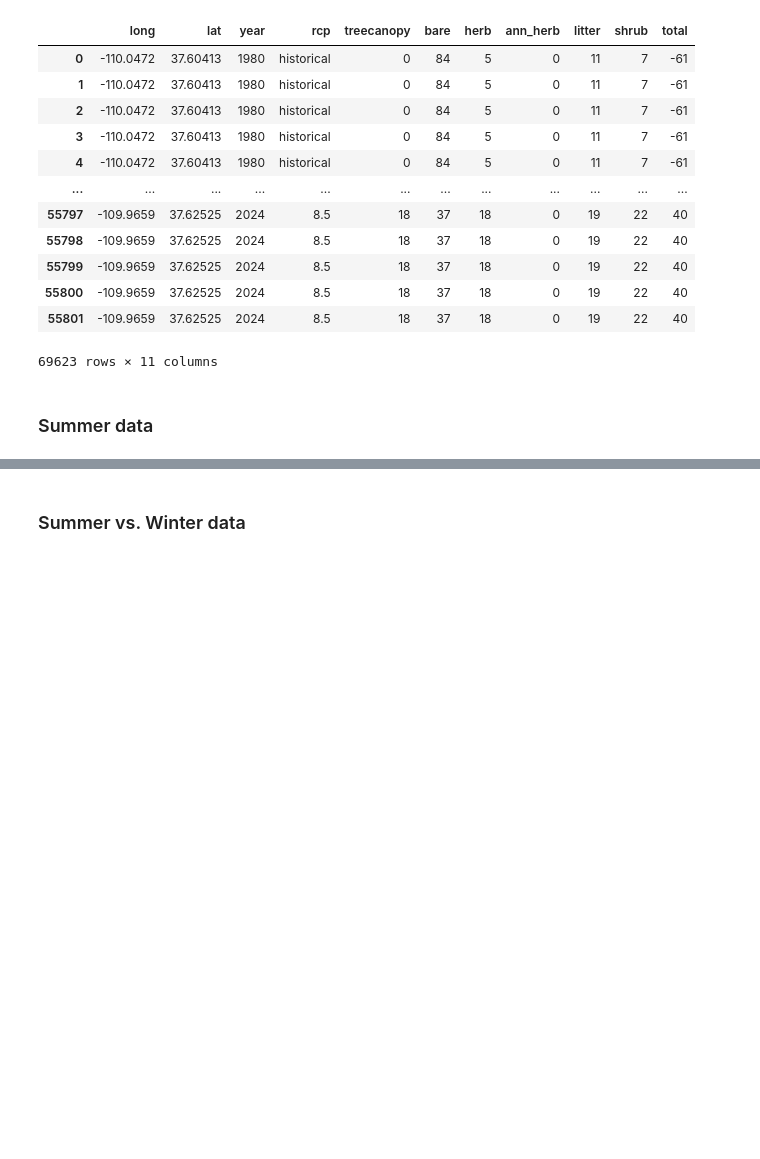
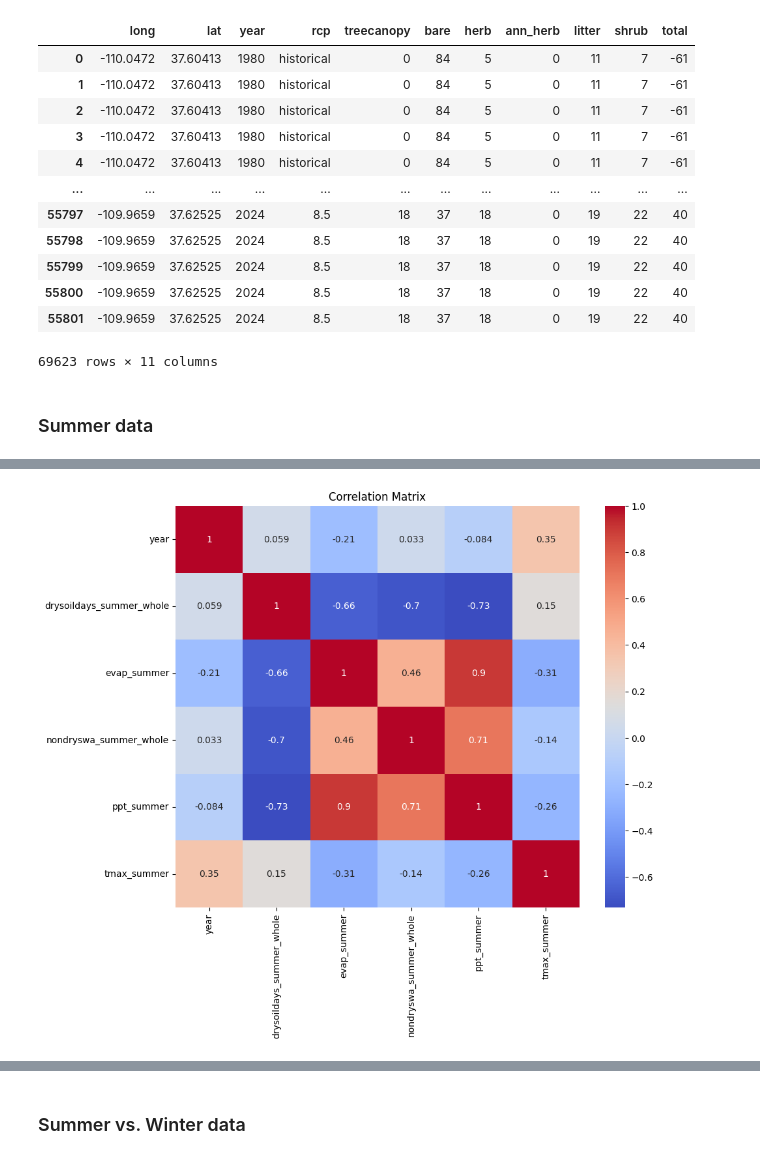
Before and after one commit to hannah-hana-kim/DSAN-Scholarship, a Jupyter notebook: random.ipynb, the cells around one changed output, grey strips where cells are left out. Saved outputs shown, nothing was run; the diff lists cells and outputs as text; code cells hidden in the pictures; blank space fills up the shorter version.

```diff
--- a/random.ipynb
+++ b/random.ipynb
@@ -141,10 +124,5 @@ Index(['long', 'lat', 'year', 'timeperiod', 'rcp', 'scenario', 'treecanopy',
 # %%
 # summer related data
 # extract the relevant data
-summer_columns = ['long', 'lat', 'year', 'rcp', 'drysoildays_summer_whole', 'evap_summer', 'nondryswa_summer_whole']
+summer_columns = ['long', 'lat', 'year', 'rcp', 'drysoildays_summer_whole', 'evap_summer', 'nondryswa_summer_whole', 'ppt_summer', 'tmax_summer']
 summer = df[summer_columns]
-
-# save the data to csv file
-summer.to_csv('./data/summer_data.csv', index=False)
-
-summer
@@ -164,0 +133,15 @@ summer
+# %%
+# fill missing values with the mean
+# Fill missing values with the mean using loc
+summer.loc[:, 'drysoildays_summer_whole'] = summer['drysoildays_summer_whole'].fillna(summer['drysoildays_summer_whole'].mean())
+summer.loc[:, 'evap_summer'] = summer['evap_summer'].fillna(summer['evap_summer'].mean())
+summer.loc[:, 'nondryswa_summer_whole'] = summer['nondryswa_summer_whole'].fillna(summer['nondryswa_summer_whole'].mean())
+summer.loc[:, 'ppt_summer'] = summer['ppt_summer'].fillna(summer['ppt_summer'].mean())
+summer.loc[:, 'tmax_summer'] = summer['tmax_summer'].fillna(summer['tmax_summer'].mean())
+
+# round the columns
+summer = summer.round({'drysoildays_summer_whole': 3, 'evap_summer': 3, 'nondryswa_summer_whole': 3, 'ppt_summer': 3, 'tmax_summer': 3})
+
+# save the data to csv file
+summer.to_csv('./data/summer_data.csv', index=False)
+summer
@@ -164,0 +162,9 @@ summer
+# %%
+# drop the long and lat columns
+summer_copy = summer.copy()
+summer_copy = summer.drop(['long', 'lat', 'rcp'], axis=1)
+
+# group by year and get the mean values for each year
+summer_copy = summer_copy.groupby(['year']).mean().reset_index()
+
+summer_copy
@@ -164,0 +189,8 @@ summer
+# %%
+# plot a correlation matrix
+plt.figure(figsize=(10, 8))
+sns.heatmap(summer_copy.corr(), annot=True, cmap='coolwarm')
+plt.title('Correlation Matrix')
+plt.show()
+# %% [output]
+[figure, added]
```
Also changed, not shown: parts of 18 cells of this notebook, 1 other file.
